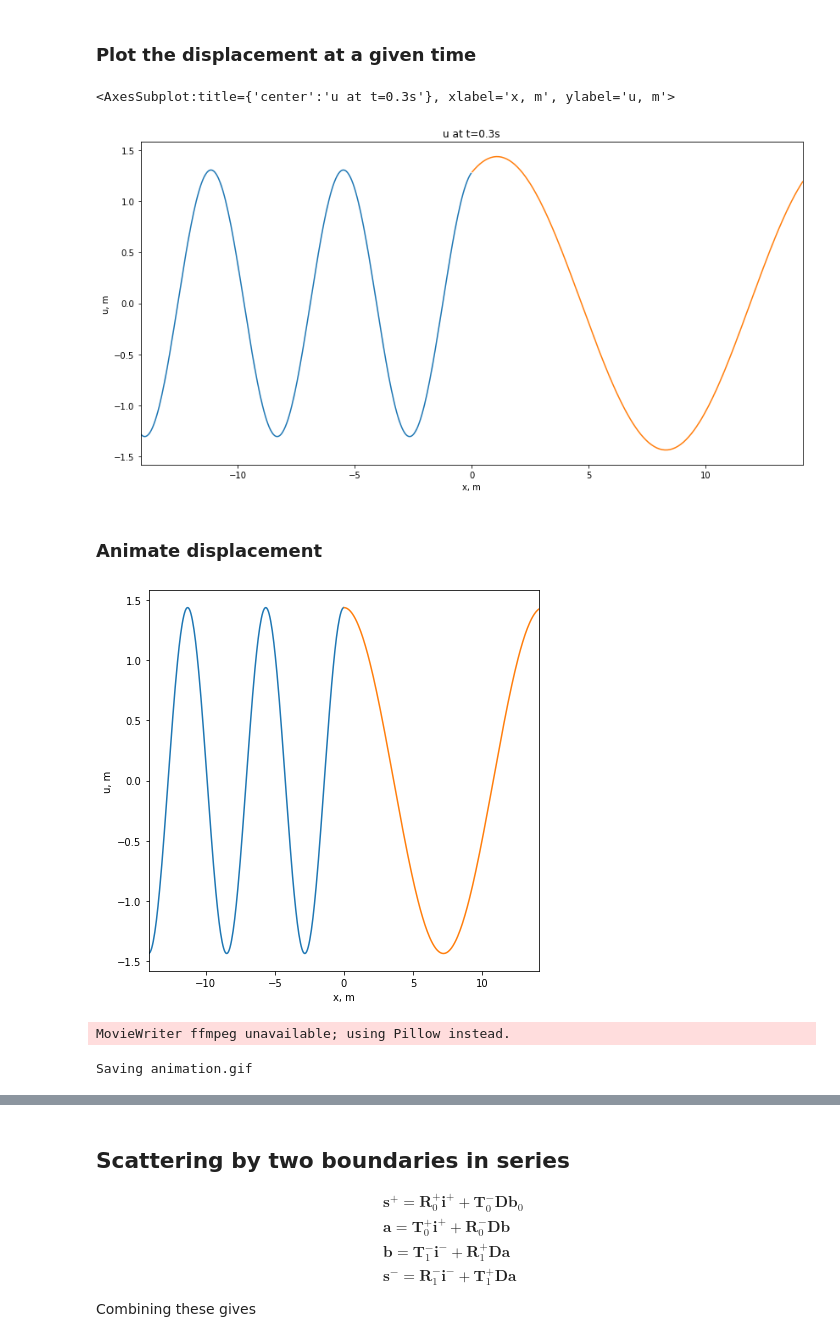
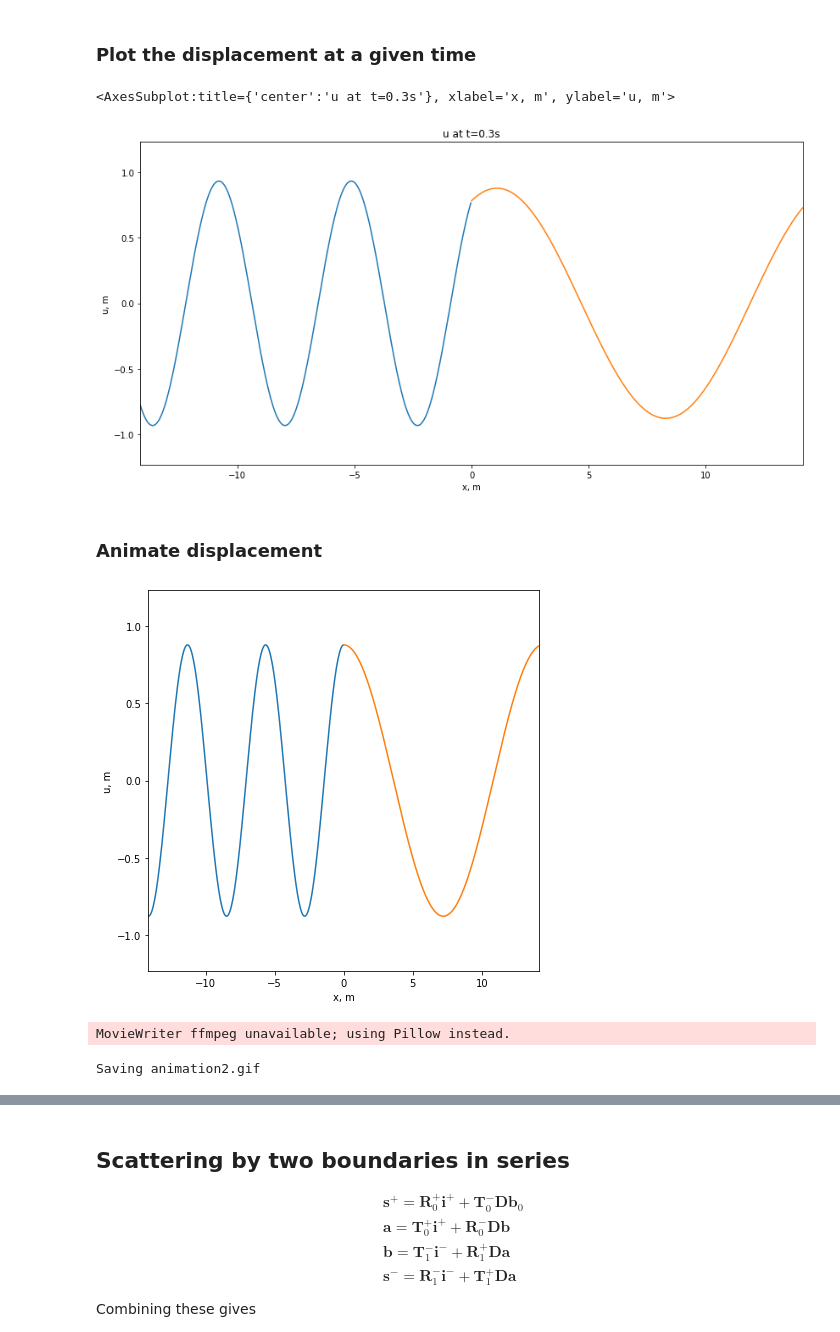
Before and after one commit to tdcwilliams/pywave, a Jupyter notebook: notebooks/waves-string-scattering.ipynb, the cells around one changed output, grey strips where cells are left out. Saved outputs shown, nothing was run; the diff lists cells and outputs as text; code cells hidden in the pictures.

Commit message:
update with multiple scattering

```diff
--- a/notebooks/waves-string-scattering.ipynb
+++ b/notebooks/waves-string-scattering.ipynb
@@ -526,10 +659,13 @@ class Scatterer:
 ### Set string props to left and right of boundary
 # %%
 period = 4
-lhs = ElasticString(m=2, period=period, xlim=[-np.Inf, 0])
-rhs = ElasticString(kappa = 13, period=period, xlim=[0, np.Inf])
+lhs = ElasticString(m=2, period=period)
+rhs = ElasticString(kappa = 13, period=period)
 # %% [markdown]
 ### Solve scattering  problem
 # %%
-bdy = Scatterer([lhs, rhs])
+bdy = MediumBoundary(lhs, rhs, position=0)
 bdy.solve()
+print(bdy.params, bdy.xlim)
+for med in bdy.media:
+    print(med.xlim)
@@ -548,19 +688,17 @@ Energy is OK
 # %% [markdown]
 ### Plot the displacement at a given time
 # %%
-bdy.plot_displacement(t=0.3)
+bdy.plot_expansion(t=0.3, get_disp=True)
 # %% [output]
 <AxesSubplot:title={'center':'u at t=0.3s'}, xlabel='x, m', ylabel='u, m'>
-[figure, old version]
+[figure, new version]
 # %% [markdown]
 ### Animate displacement
 # %%
-!rm -f animation.gif
-out = 'animation.gif'
-bdy.animate_displacement(out)
+bdy.animate_displacement('animation2.gif')
 # %% [output]
-[figure, old version]
+[figure, new version]
 MovieWriter ffmpeg unavailable; using Pillow instead.
-Saving animation.gif
+Saving animation2.gif
 # %% [markdown]
 ### Display animation of displacement
```
Also changed, not shown: parts of 22 cells of this notebook.
